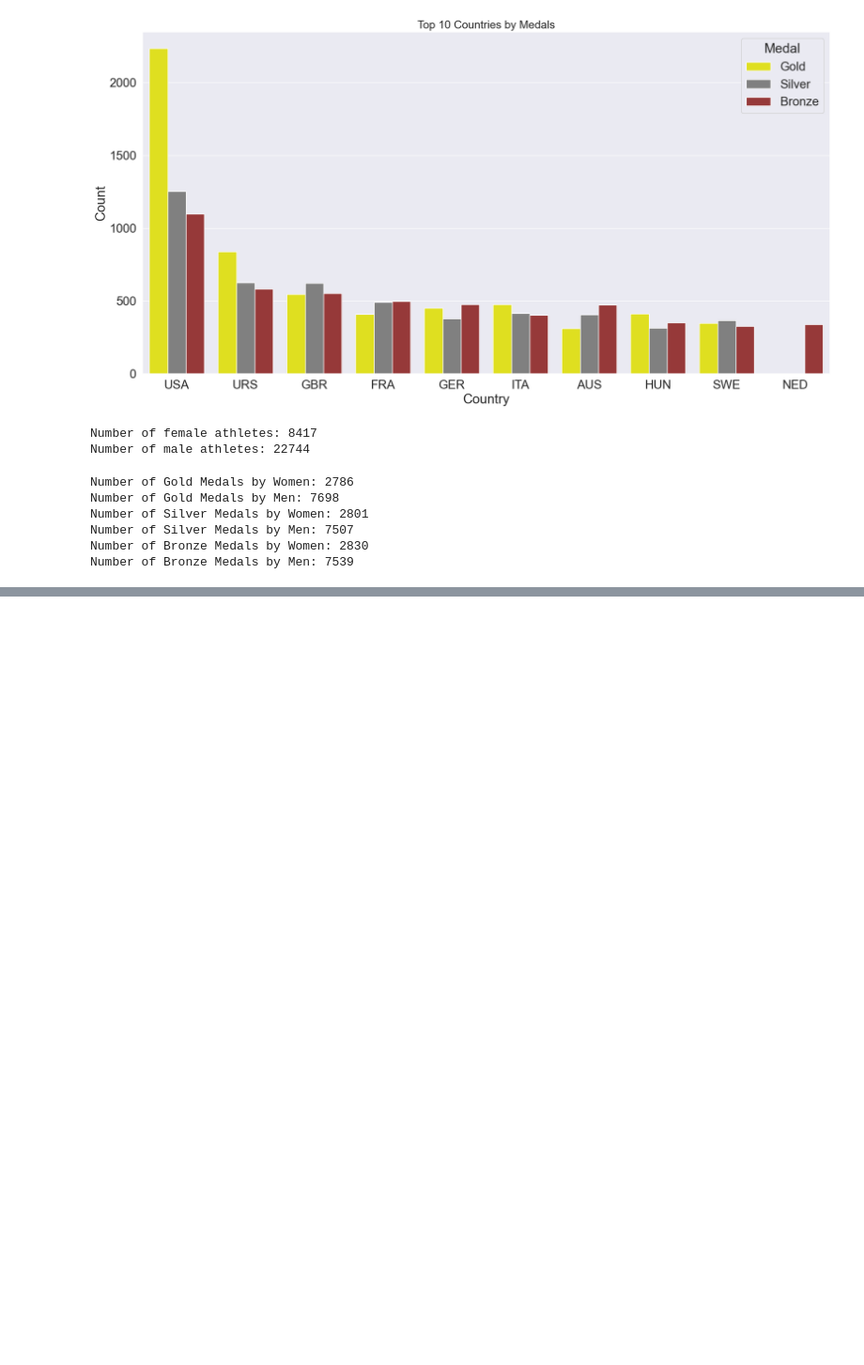
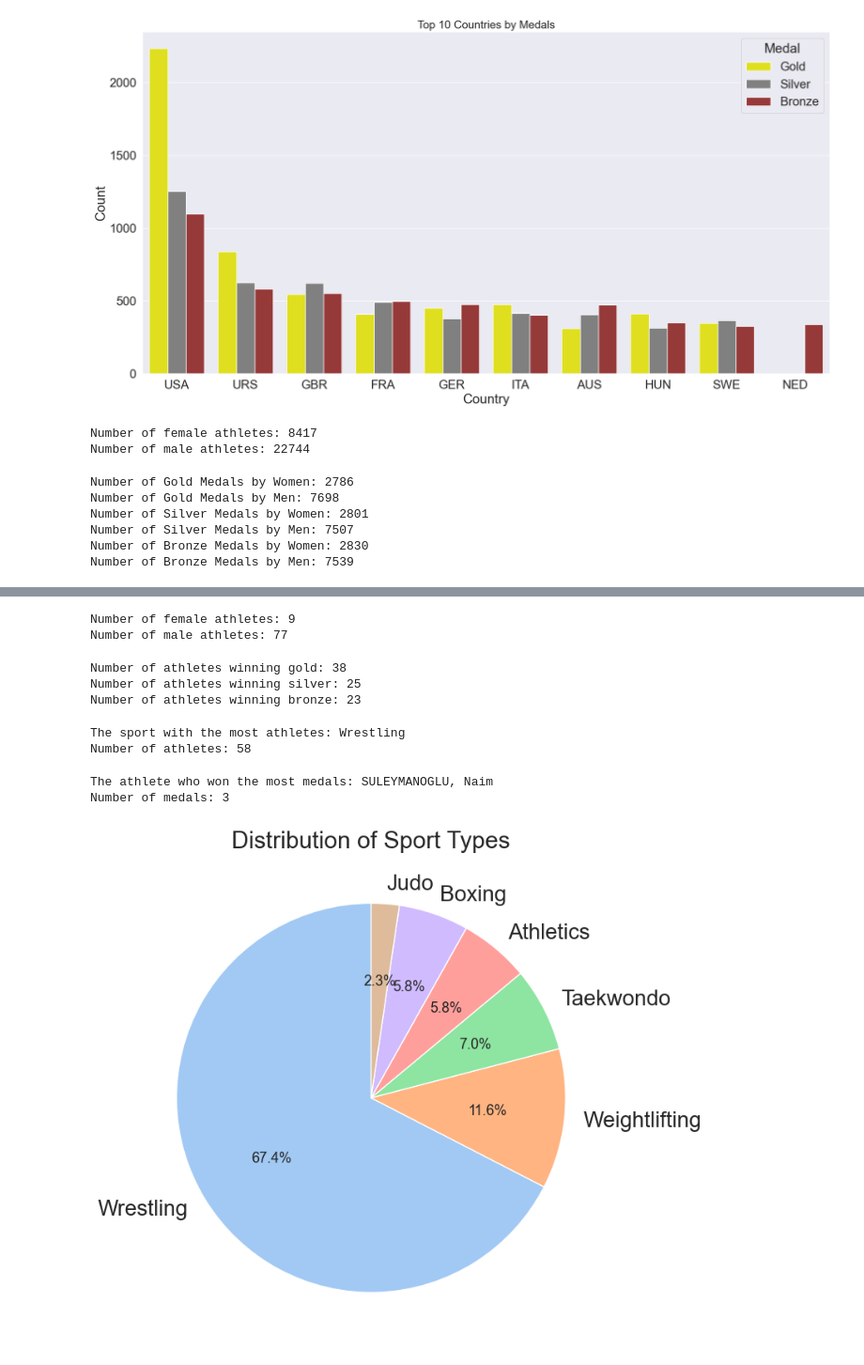
Before and after one commit to cnskzlrmt/summer-olympic-games-project, a Jupyter notebook: Summer_Olympic_Games.ipynb, the cells around one changed output, grey strips where cells are left out. Shown: that part at 94% size. Saved outputs shown, nothing was run; the diff lists cells and outputs as text; code cells hidden in the pictures; blank space fills up the shorter version.

```diff
--- a/Summer_Olympic_Games.ipynb
+++ b/Summer_Olympic_Games.ipynb
@@ -265,0 +270,3 @@ plt.show()
+# %%
+turkey_data = df[df['Country'] == 'TUR']
+turkey_data
@@ -265,0 +287,47 @@ plt.show()
+# %%
+gender_counts = turkey_data['Gender'].value_counts()
+print("Number of female athletes:", gender_counts['Women'])
+print("Number of male athletes:", gender_counts['Men'])
+# %% [output]
+Number of female athletes: 9
+Number of male athletes: 77
+# %%
+medal_type = turkey_data['Medal'].value_counts()
+
+print("Number of athletes winning gold:", medal_type[2])
+print("Number of athletes winning silver:", medal_type[1])
+print("Number of athletes winning bronze:", medal_type[0])
+# %% [output]
+Number of athletes winning gold: 38
+Number of athletes winning silver: 25
+Number of athletes winning bronze: 23
+# %%
+sport_type = turkey_data['Sport'].value_counts()
+most_common_sport = sport_type.idxmax()
+count = sport_type.max()
+
+print("The sport with the most athletes:", most_common_sport)
+print("Number of athletes:", count)
+# %% [output]
+The sport with the most athletes: Wrestling
+Number of athletes: 58
+# %%
+athlete_name = turkey_data['Athlete'].value_counts()
+best_athlete = athlete_name.idxmax()
+count = athlete_name.max()
+print("The athlete who won the most medals:", best_athlete)
+print("Number of medals:", count)
+# %% [output]
+The athlete who won the most medals: SULEYMANOGLU, Naim
+Number of medals: 3
+# %%
+#The sports in which Turkey has won medals
+plt.figure(figsize=(10, 8))
+plt.rcParams['font.size'] = 13
+custom_colors = sns.color_palette('pastel')
+sport_type.plot(kind='pie', autopct='%1.1f%%', startangle=90, colors=custom_colors)
+plt.title('Distribution of Sport Types')
+plt.ylabel('')
+plt.show()
+# %% [output]
+[figure, added]
```
Also changed, not shown: parts of 30 cells of this notebook.
